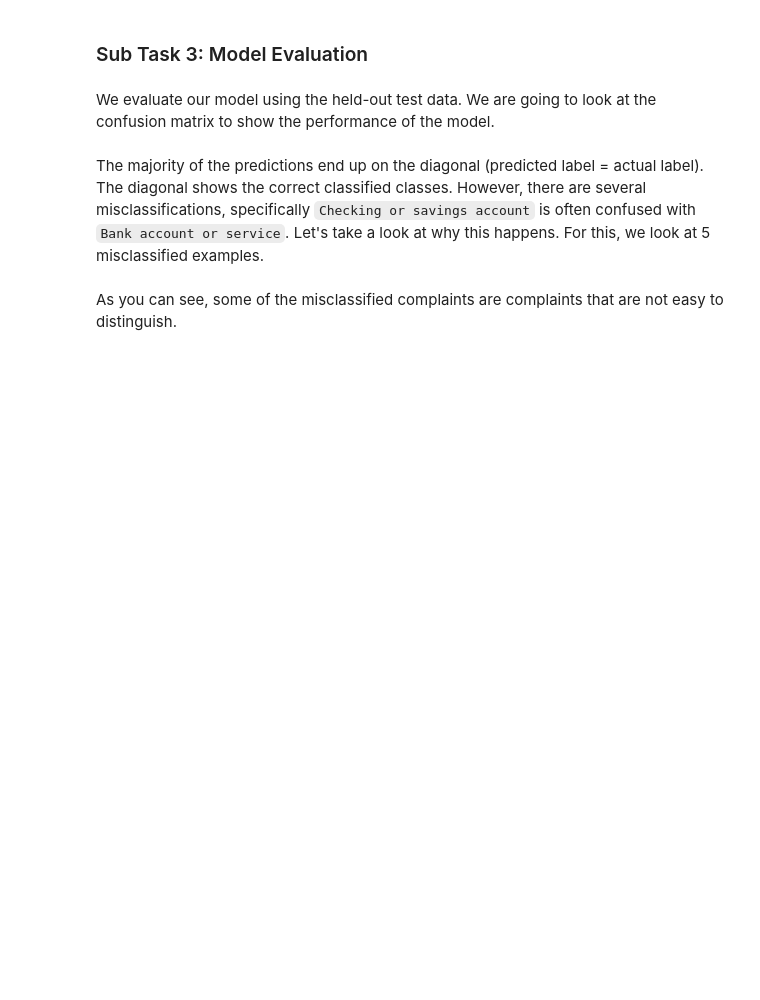
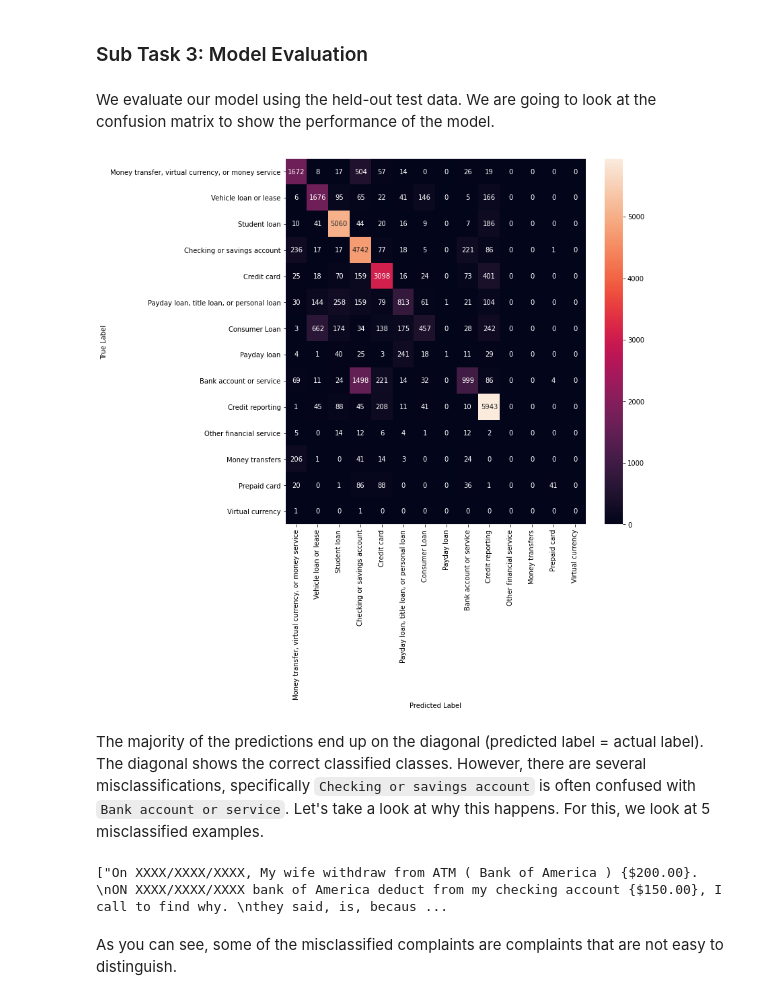
Before and after one commit to fidsusj/HateSpeechDetection, a Jupyter notebook: assignments/3/ITA_assignment_3.ipynb, the cells around one changed output. Saved outputs shown, nothing was run; the diff lists cells and outputs as text; code cells hidden in the pictures; blank space fills up the shorter version.

```diff
--- a/assignments/3/ITA_assignment_3.ipynb
+++ b/assignments/3/ITA_assignment_3.ipynb
@@ -393,7 +393,11 @@ If you have done the exercise correctly you should observe a class imbalance wit
 Before performing any classification we need to split our data into train and test sets. Use `sklearn` to save 20 percent of the data for the test and the rest for training. Make sure to input the index of the data frame to retrieve the indices of the test and train.
 # %%
 from sklearn.model_selection import train_test_split
-X_train, X_test, y_train, y_test, indices_train, indices_test = train_test_split(df["narrative"].tolist(), df["product_id"].tolist(), df.index, test_size=0.2)
+X_train, X_test, y_train, y_test, indices_train, indices_test = train_test_split(df["narrative"].tolist(),
+                                                                                 df["product_id"].tolist(),
+                                                                                 df.index,
+                                                                                 test_size=0.2,
+                                                                                 random_state=42)
 # %% [markdown]
 To perform any sort of classification task, we first need to convert our raw text into some vector representation. Let's use the `TfidfVectorizer` from `sklearn` to convert the `narrative` column into TF-IDF vectors. When transforming the text keep the following in mind:
 - use the logarithmic form for frequency
@@ -409,6 +414,15 @@ To perform any sort of classification task, we first need to convert our raw tex
 Keep in mind that the vectorizer should be trained **only** on the training data, and the test data should be transformed using the same model.
 # %%
 from sklearn.feature_extraction.text import TfidfVectorizer
-tfidf = TfidfVectorizer(###initlize the model ###
-X_train = ###transform text  ###
-X_train.shape # should be (132647, 10000)
+tfidf = TfidfVectorizer(sublinear_tf=True,
+                        strip_accents='ascii',
+                        lowercase=True,
+                        stop_words='english',
+                        min_df=10,
+                        smooth_idf=True,
+                        norm='l2',
+                        encoding='Latin-1',
+                        ngram_range=(1,2),
+                        max_features=10000)
+X_train = tfidf.fit_transform(X_train) # transform text
+print(X_train.shape) # should be (132647, 10000)
@@ -418,4 +434,5 @@ After the data transformation, we attain the features and labels, to train the c
 - use `MultinomialNB` from sklearn to classify the data
 # %%
 from sklearn.naive_bayes import MultinomialNB
-clf =### fit the model to the data ###
+clf = MultinomialNB() # fit the model to the data
+clf.fit(X_train, y_train)
@@ -426,22 +445,30 @@ We evaluate our model using the held-out test data. We are going to look at the
 # %%
 from sklearn.metrics import confusion_matrix
 import seaborn as sns
-y_pred = ### predict on the test set ###
-conf = ### create the confusion matrix ###
+y_pred = clf.predict(tfidf.transform(X_test)) # predict on the test set
+conf = confusion_matrix(y_test, y_pred) # create the confusion matrix
 fig, ax = plt.subplots(figsize=(10,10))
 sns.heatmap(conf, annot=True, fmt='d',
-            xticklabels=###products names from the dictionary ###,
-            yticklabels=### products names from the dictionary###)
+            xticklabels=id2product.values(), # products names from the dictionary
+            yticklabels=id2product.values()) # products names from the dictionary
 plt.ylabel('True Label')
 plt.xlabel('Predicted Label')
 plt.show()
+# %% [output]
+[figure, added]
 # %% [markdown]
 The majority of the predictions end up on the diagonal (predicted label = actual label). The diagonal shows the correct classified classes. However, there are several misclassifications, specifically `Checking or savings account` is often confused with `Bank account or service`. Let's take a look at why this happens. For this, we look at 5 misclassified examples.
 # %%
 actual='Bank account or service'
 predicted= 'Checking or savings account'
+
 ### print only the top 10
-df###choose the ones that have an actual label of Bank account or service and the predicted label of Checking or savings account ###)
+indices_actual = list(filter(lambda x: y_test[x] == product2id[actual], range(len(y_test))))
+indices_predicted = list(filter(lambda x: y_pred[x] == product2id[predicted], range(len(y_pred))))
+common_indices = list(set(indices_actual).intersection(indices_predicted))
+print([X_test[index] for index in common_indices][:10]) # choose the ones that have an actual label of Bank account or service and the predicted label of Checking or savings account
+# %% [output]
+["On XXXX/XXXX/XXXX, My wife withdraw from ATM ( Bank of America ) {$200.00}. \nON XXXX/XXXX/XXXX bank of America deduct from my checking account {$150.00}, I call to find why. \nthey said, is, becaus ...
 # %% [markdown]
 As you can see, some of the misclassified complaints are complaints that are not easy to distinguish.
 # %% [markdown]
```
Also changed, not shown: parts of 4 cells of this notebook.
